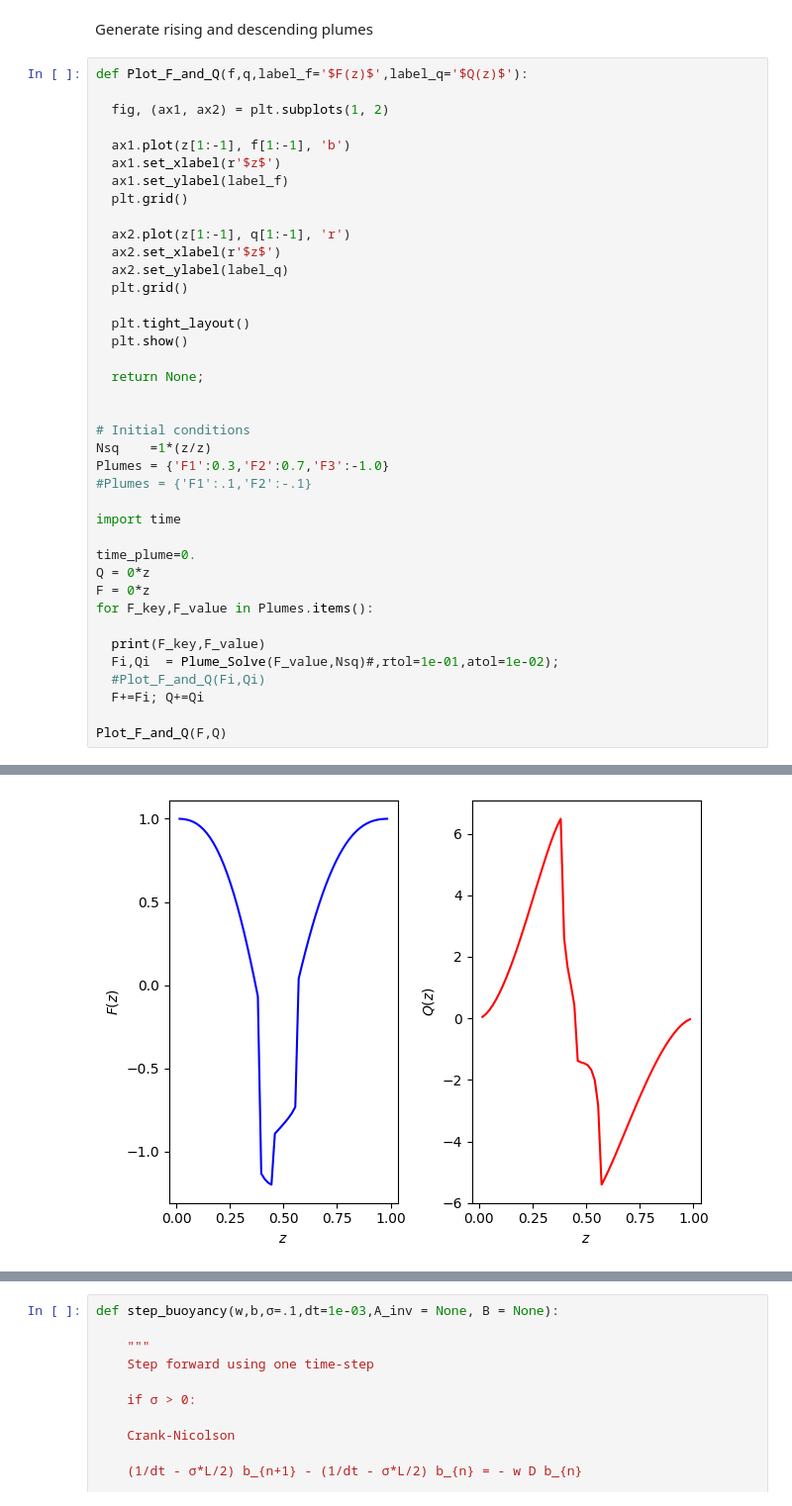
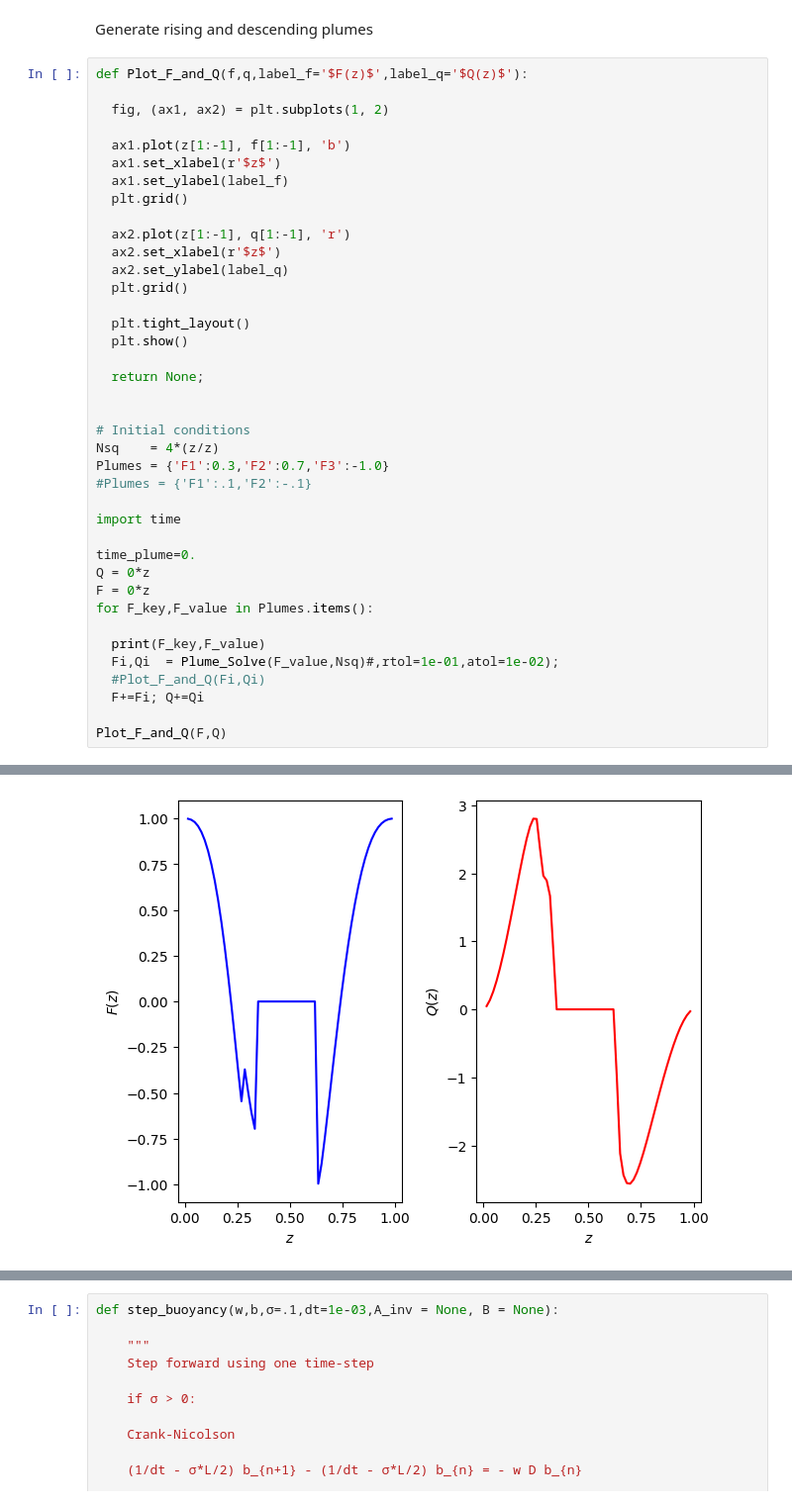
Before and after one commit to mannixp/D.strafity-mapping, a Jupyter notebook: Plume_Model.ipynb, the cells around one changed output, grey strips where cells are left out. Shown at 99% size. Drawn from its saved outputs; the diff is of its cells as text.

```diff
--- a/Plume_Model.ipynb
+++ b/Plume_Model.ipynb
@@ -130,35 +132,35 @@ def Plot_F_and_Q(f,q,label_f='$F(z)$',label_q='$Q(z)$'):
   ax2.set_ylabel(label_q)
   plt.grid()
 
   plt.tight_layout()
   plt.show()
 
   return None;
 
 
 # Initial conditions
-Nsq    =1*(z/z)
+Nsq    = 4*(z/z)
 Plumes = {'F1':0.3,'F2':0.7,'F3':-1.0}
 #Plumes = {'F1':.1,'F2':-.1}
 
 import time
 
 time_plume=0.
 Q = 0*z
 F = 0*z
 for F_key,F_value in Plumes.items():
 
   print(F_key,F_value)
   Fi,Qi  = Plume_Solve(F_value,Nsq)#,rtol=1e-01,atol=1e-02);
   #Plot_F_and_Q(Fi,Qi)
   F+=Fi; Q+=Qi
 
 Plot_F_and_Q(F,Q)
 # %% [output]
 F1 0.3
 F2 0.7
 F3 -1.0
-[figure, old version]
+[figure, new version]
 # %% [markdown]
 Equipped with a means to obtain the velocity field we can now combine this with the 1D advection diffusion equation for buoyancy
 \begin{equation*}
```
Also changed, not shown: parts of 4 cells of this notebook.
